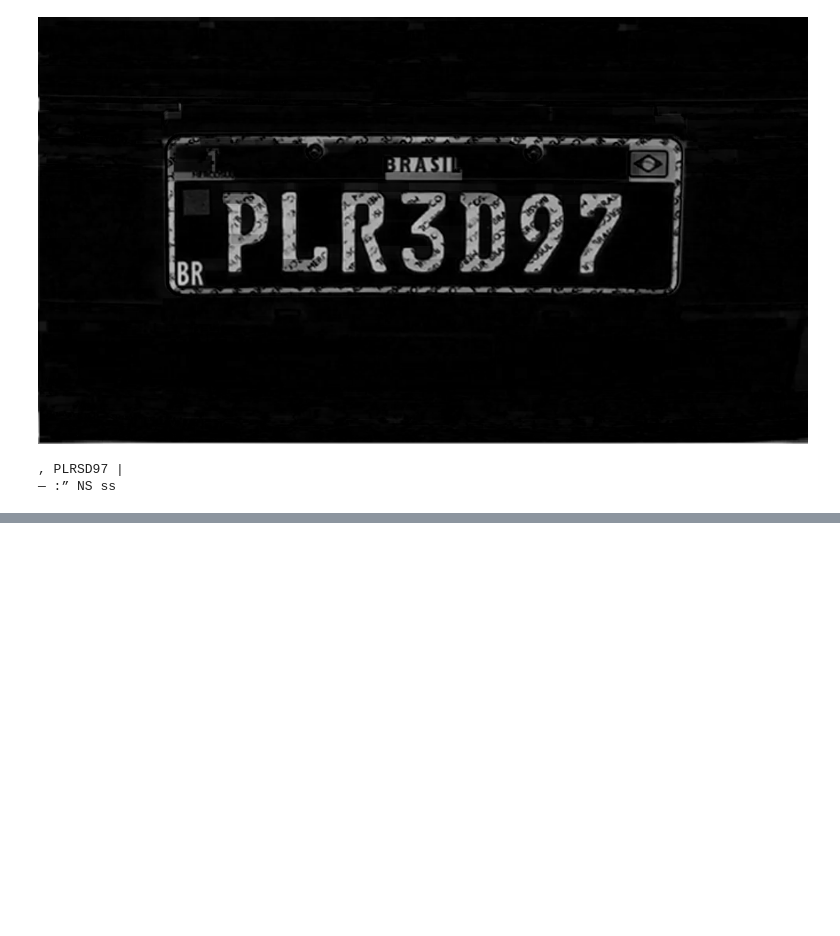
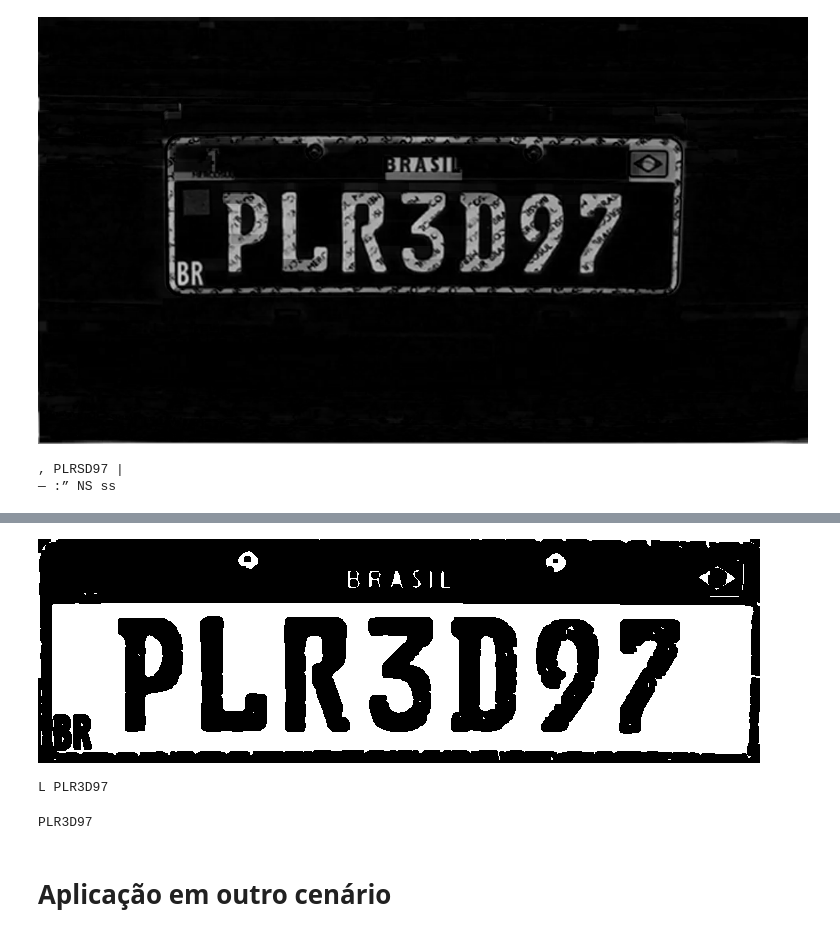
Before and after one commit to lucasugarcia/computer-vision-python-studies-i-alura, a Jupyter notebook: Visão_computacional_detecção_de_texto_em_placas_de_carro.ipynb, the cells around one changed output, grey strips where cells are left out. Saved outputs shown, nothing was run; the diff lists cells and outputs as text; code cells hidden in the pictures; blank space fills up the shorter version.

```diff
--- a/Visão_computacional_detecção_de_texto_em_placas_de_carro.ipynb
+++ b/Visão_computacional_detecção_de_texto_em_placas_de_carro.ipynb
@@ -275,0 +349,20 @@ print(texto)
+# %%
+valor, lim_otsu = cv2.threshold(placa, 0, 255, cv2.THRESH_BINARY | cv2.THRESH_OTSU)
+erosao = cv2.erode(lim_otsu, cv2.getStructuringElement(cv2.MORPH_RECT, (4, 4)))
+cv2_imshow(erosao)
+# %% [output]
+[figure, added]
+# %%
+config_tesseract = '--tessdata-dir tessdata --psm 6'
+texto = pytesseract.image_to_string(erosao, lang='por', config=config_tesseract)
+print(texto)
+# %% [output]
+L PLR3D97
+# %%
+import re
+texto_extraido = re.search('\w{3}\d{1}\w{1}\d{2}', texto)
+print(texto_extraido.group(0))
+# %% [output]
+PLR3D97
+# %% [markdown]
+# Aplicação em outro cenário
```
Also changed, not shown: parts of 26 cells of this notebook.
